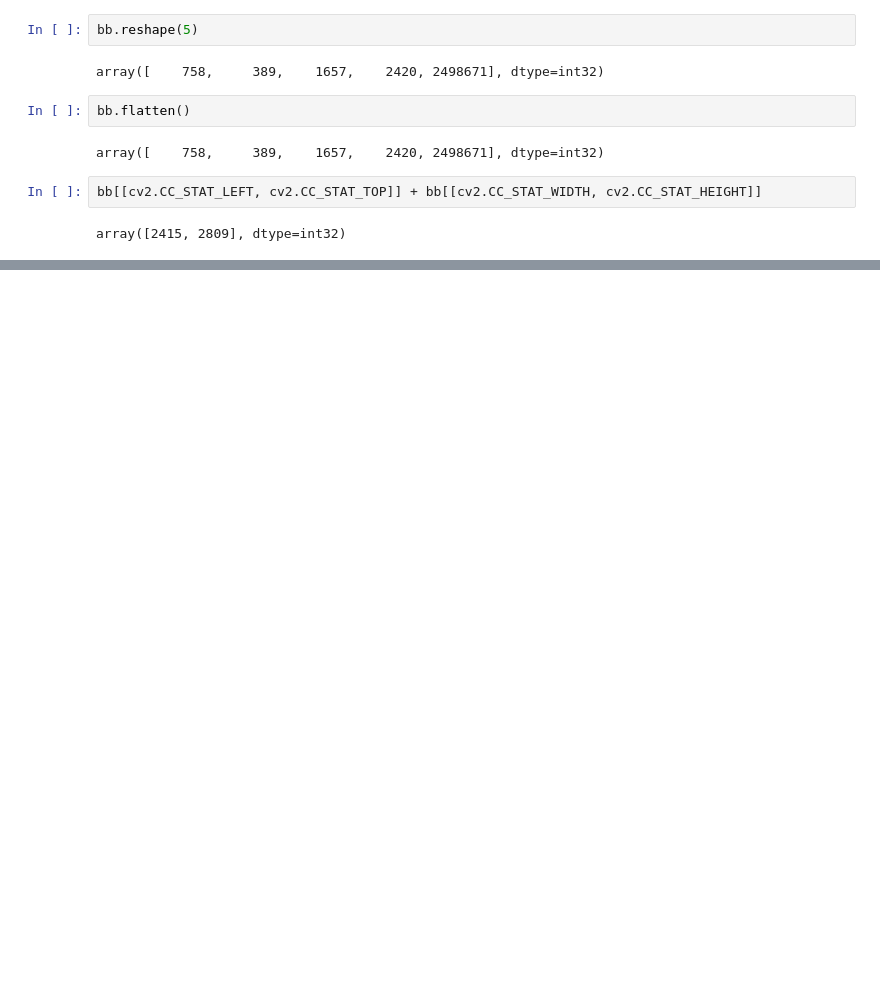
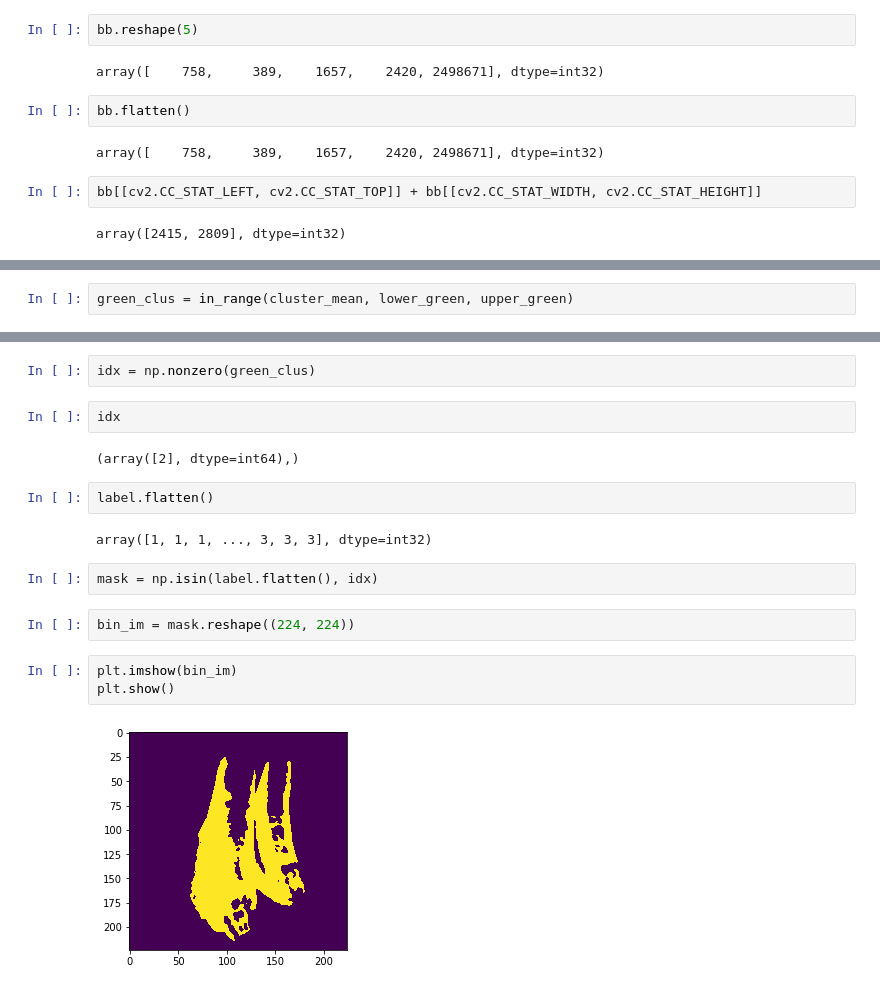
Before and after one commit to sergisalgueiro/ObjectRecognitionPython, a Jupyter notebook: Notebook.ipynb, the cells around one changed output, grey strips where cells are left out. Cells and saved outputs as stored; diff of their text form; blank space fills up the shorter version.

Commit message:
Add adaptive clustering

```diff
--- a/Notebook.ipynb
+++ b/Notebook.ipynb
@@ -236,0 +382,2 @@ array([2415, 2809], dtype=int32)
+# %%
+green_clus = in_range(cluster_mean, lower_green, upper_green)
@@ -236,0 +396,19 @@ array([2415, 2809], dtype=int32)
+# %%
+idx = np.nonzero(green_clus)
+# %%
+idx
+# %% [output]
+(array([2], dtype=int64),)
+# %%
+label.flatten()
+# %% [output]
+array([1, 1, 1, ..., 3, 3, 3], dtype=int32)
+# %%
+mask = np.isin(label.flatten(), idx)
+# %%
+bin_im = mask.reshape((224, 224))
+# %%
+plt.imshow(bin_im)
+plt.show()
+# %% [output]
+[figure, added]
```
Also changed, not shown: parts of 22 cells of this notebook, 2 other files.
